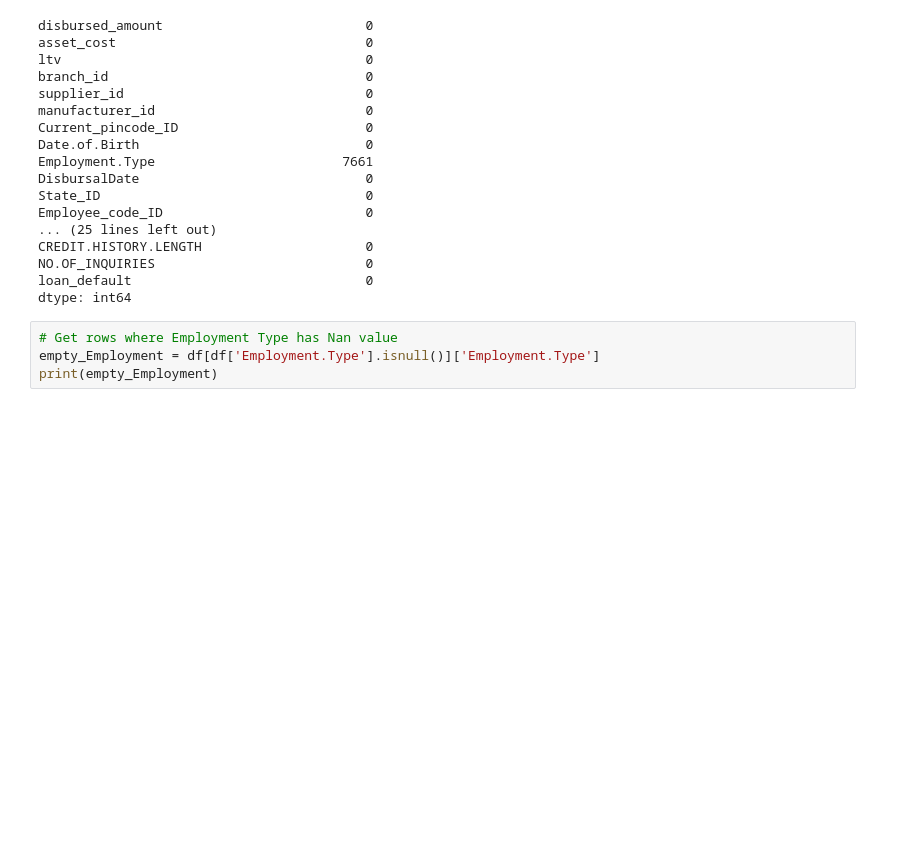
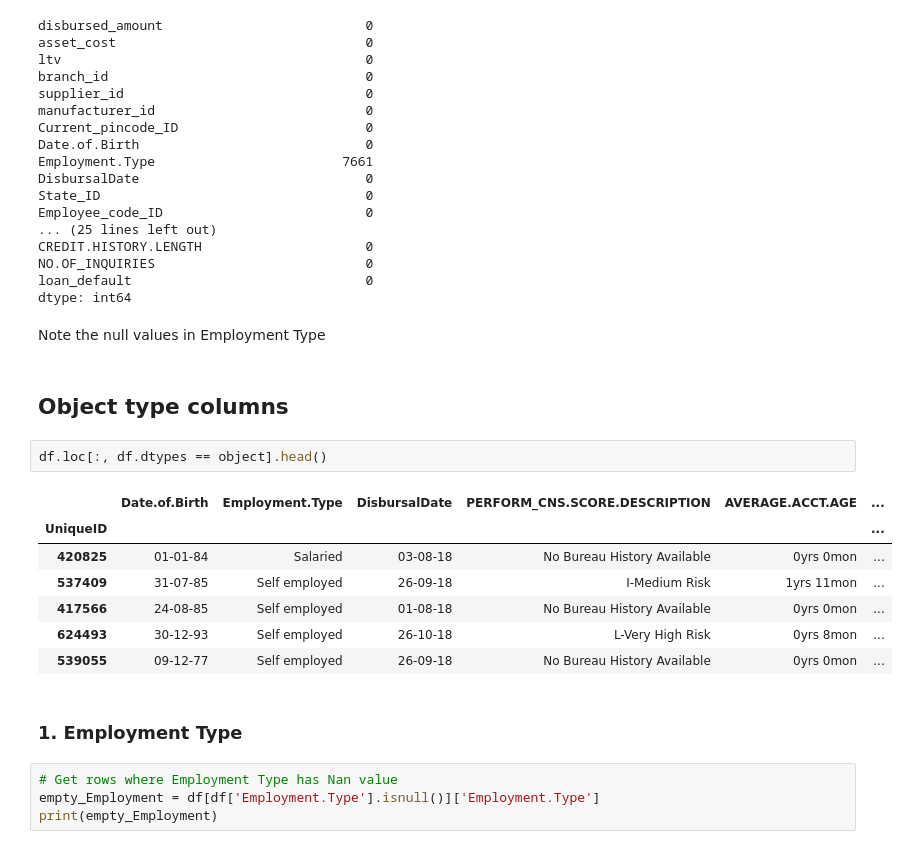
Before and after one commit to samil-web/strive-ai-may-2021-remote, a Jupyter notebook: 3. ltfs_eda/eda.ipynb, the cells around one changed output. Saved outputs shown, nothing was run; the diff lists cells and outputs as text; blank space fills up the shorter version.

```diff
--- a/3. ltfs_eda/eda.ipynb
+++ b/3. ltfs_eda/eda.ipynb
@@ -87,6 +89,22 @@ CREDIT.HISTORY.LENGTH                     0
 NO.OF_INQUIRIES                           0
 loan_default                              0
 dtype: int64
+# %% [markdown]
+Note the null values in Employment Type
+# %% [markdown]
+<h2>Object type columns</h2>
+# %%
+df.loc[:, df.dtypes == object].head()
+# %% [output]
+|  | Date.of.Birth | Employment.Type | DisbursalDate | PERFORM_CNS.SCORE.DESCRIPTION | AVERAGE.ACCT.AGE | ... |
+| UniqueID |  |  |  |  |  | ... |
+| 420825 | 01-01-84 | Salaried | 03-08-18 | No Bureau History Available | 0yrs 0mon | ... |
+| 537409 | 31-07-85 | Self employed | 26-09-18 | I-Medium Risk | 1yrs 11mon | ... |
+| 417566 | 24-08-85 | Self employed | 01-08-18 | No Bureau History Available | 0yrs 0mon | ... |
+| 624493 | 30-12-93 | Self employed | 26-10-18 | L-Very High Risk | 0yrs 8mon | ... |
+| 539055 | 09-12-77 | Self employed | 26-09-18 | No Bureau History Available | 0yrs 0mon | ... |
+# %% [markdown]
+<h3>1. Employment Type</h3>
 # %%
 # Get rows where Employment Type has Nan value
 empty_Employment = df[df['Employment.Type'].isnull()]['Employment.Type']
```
Also changed, not shown: parts of 12 cells of this notebook.
